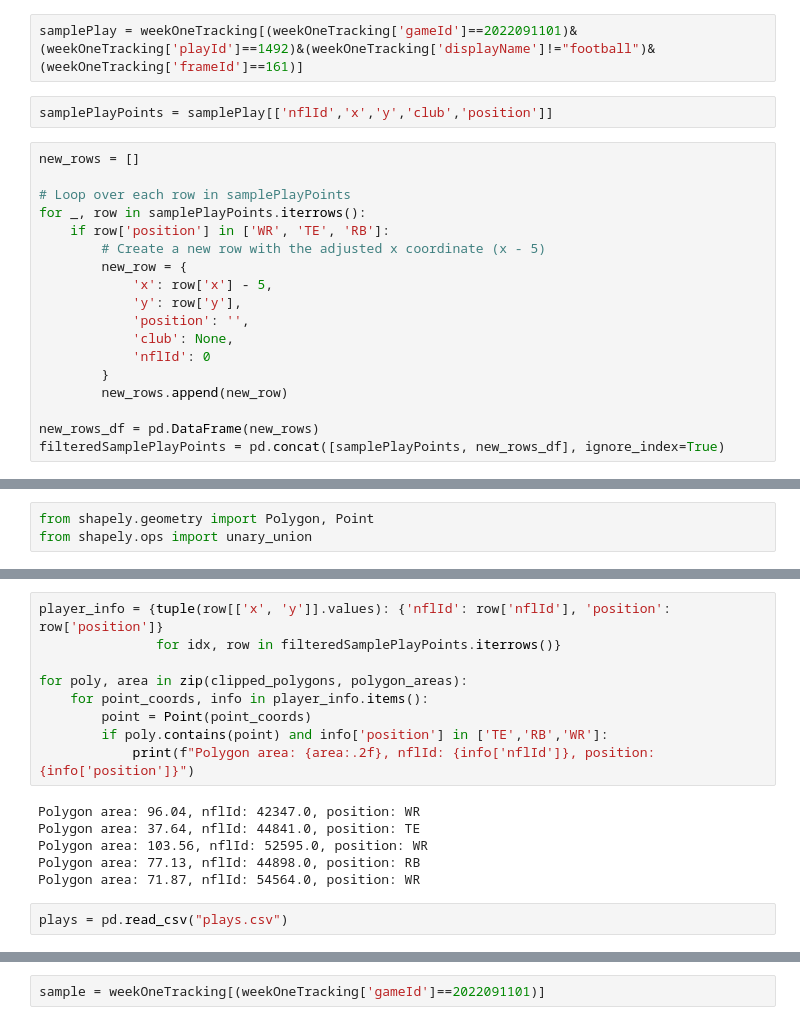
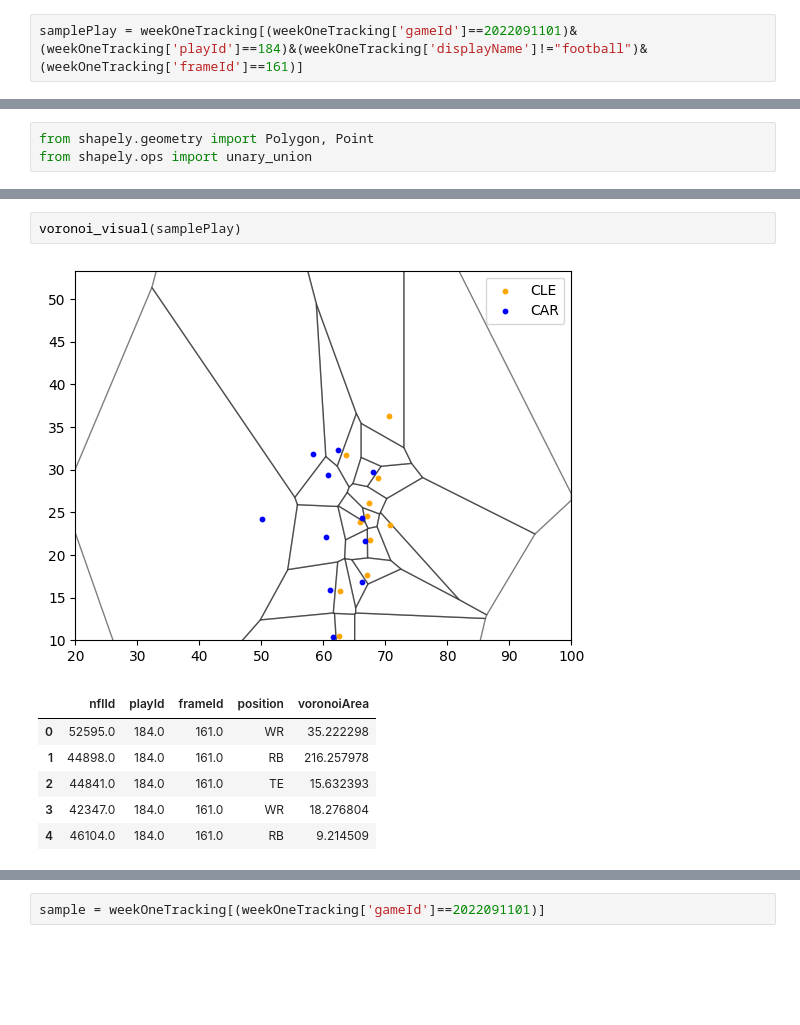
Before and after one commit to rohitbh7/nfl, a Jupyter notebook: voronoi.ipynb, the cells around one changed output, grey strips where cells are left out. Drawn from its saved outputs; the diff is of its cells as text; blank space fills up the shorter version.

```diff
--- a/voronoi.ipynb
+++ b/voronoi.ipynb
@@ -33,24 +35,4 @@ weekOneTracking = pd.merge(
     right_on=['nflId']
 )
 # %%
-samplePlay = weekOneTracking[(weekOneTracking['gameId']==2022091101)&(weekOneTracking['playId']==1492)&(weekOneTracking['displayName']!="football")&(weekOneTracking['frameId']==161)]
+samplePlay = weekOneTracking[(weekOneTracking['gameId']==2022091101)&(weekOneTracking['playId']==184)&(weekOneTracking['displayName']!="football")&(weekOneTracking['frameId']==161)]
-# %%
-samplePlayPoints = samplePlay[['nflId','x','y','club','position']]
-# %%
-new_rows = []
-
-# Loop over each row in samplePlayPoints
-for _, row in samplePlayPoints.iterrows():
-    if row['position'] in ['WR', 'TE', 'RB']:
-        # Create a new row with the adjusted x coordinate (x - 5)
-        new_row = {
-            'x': row['x'] - 5,
-            'y': row['y'],
-            'position': '',
-            'club': None,
-            'nflId': 0
-        }
-        new_rows.append(new_row)
-
-new_rows_df = pd.DataFrame(new_rows)
-filteredSamplePlayPoints = pd.concat([samplePlayPoints, new_rows_df], ignore_index=True)
@@ -144,17 +134,10 @@ plt.show()
-# %%
-player_info = {tuple(row[['x', 'y']].values): {'nflId': row['nflId'], 'position': row['position']}
-               for idx, row in filteredSamplePlayPoints.iterrows()}
-
-for poly, area in zip(clipped_polygons, polygon_areas):
-    for point_coords, info in player_info.items():
-        point = Point(point_coords)
-        if poly.contains(point) and info['position'] in ['TE','RB','WR']:
-            print(f"Polygon area: {area:.2f}, nflId: {info['nflId']}, position: {info['position']}")
-# %% [output]
-Polygon area: 96.04, nflId: 42347.0, position: WR
-Polygon area: 37.64, nflId: 44841.0, position: TE
-Polygon area: 103.56, nflId: 52595.0, position: WR
-Polygon area: 77.13, nflId: 44898.0, position: RB
-Polygon area: 71.87, nflId: 54564.0, position: WR
-# %%
-plays = pd.read_csv("plays.csv")
+# %%
+voronoi_visual(samplePlay)
+# %% [output]
+[figure, added]
+|  | nflId | playId | frameId | position | voronoiArea |
+| 0 | 52595.0 | 184.0 | 161.0 | WR | 35.222298 |
+| 1 | 44898.0 | 184.0 | 161.0 | RB | 216.257978 |
+| 2 | 44841.0 | 184.0 | 161.0 | TE | 15.632393 |
+| 3 | 42347.0 | 184.0 | 161.0 | WR | 18.276804 |
+| 4 | 46104.0 | 184.0 | 161.0 | RB | 9.214509 |
```
Also changed, not shown: parts of 12 cells of this notebook, 5 other files.
